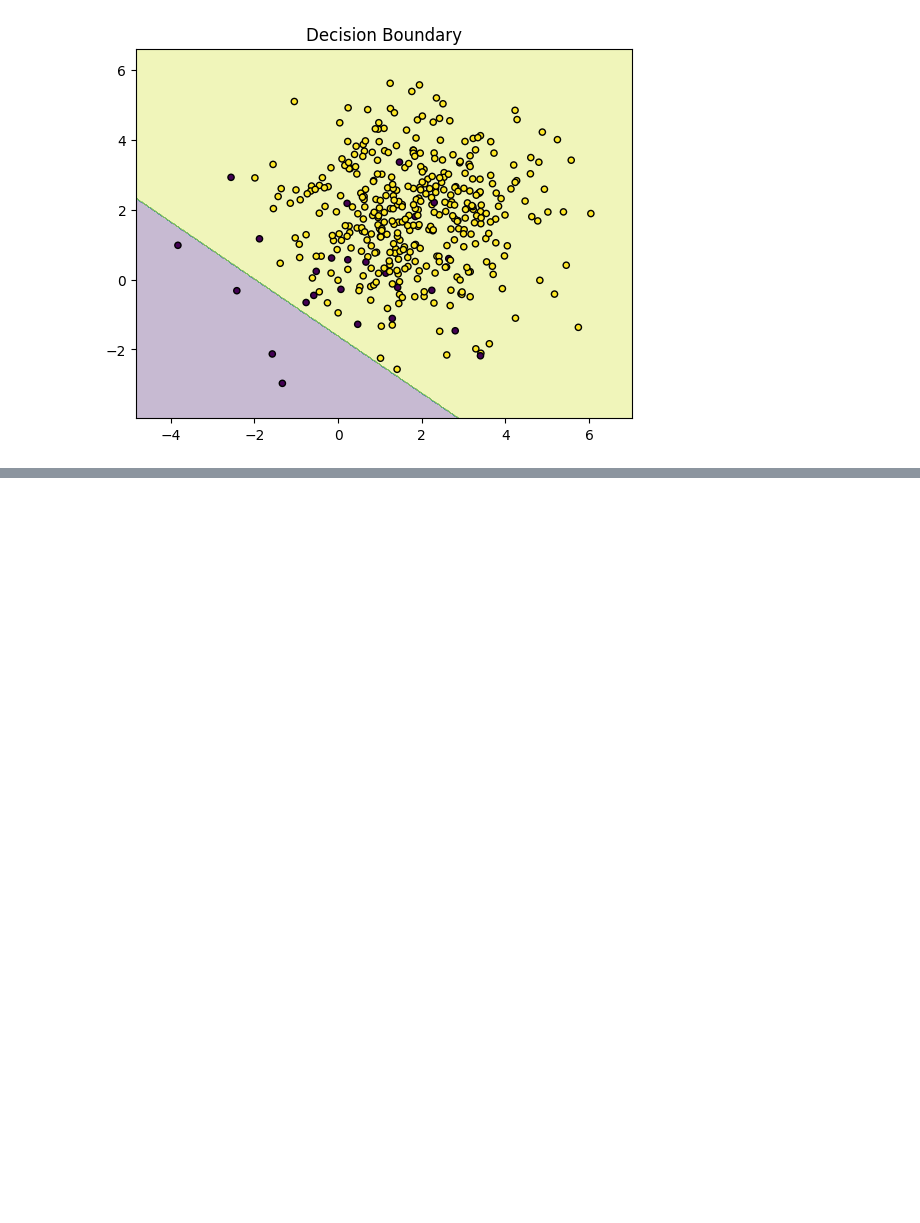
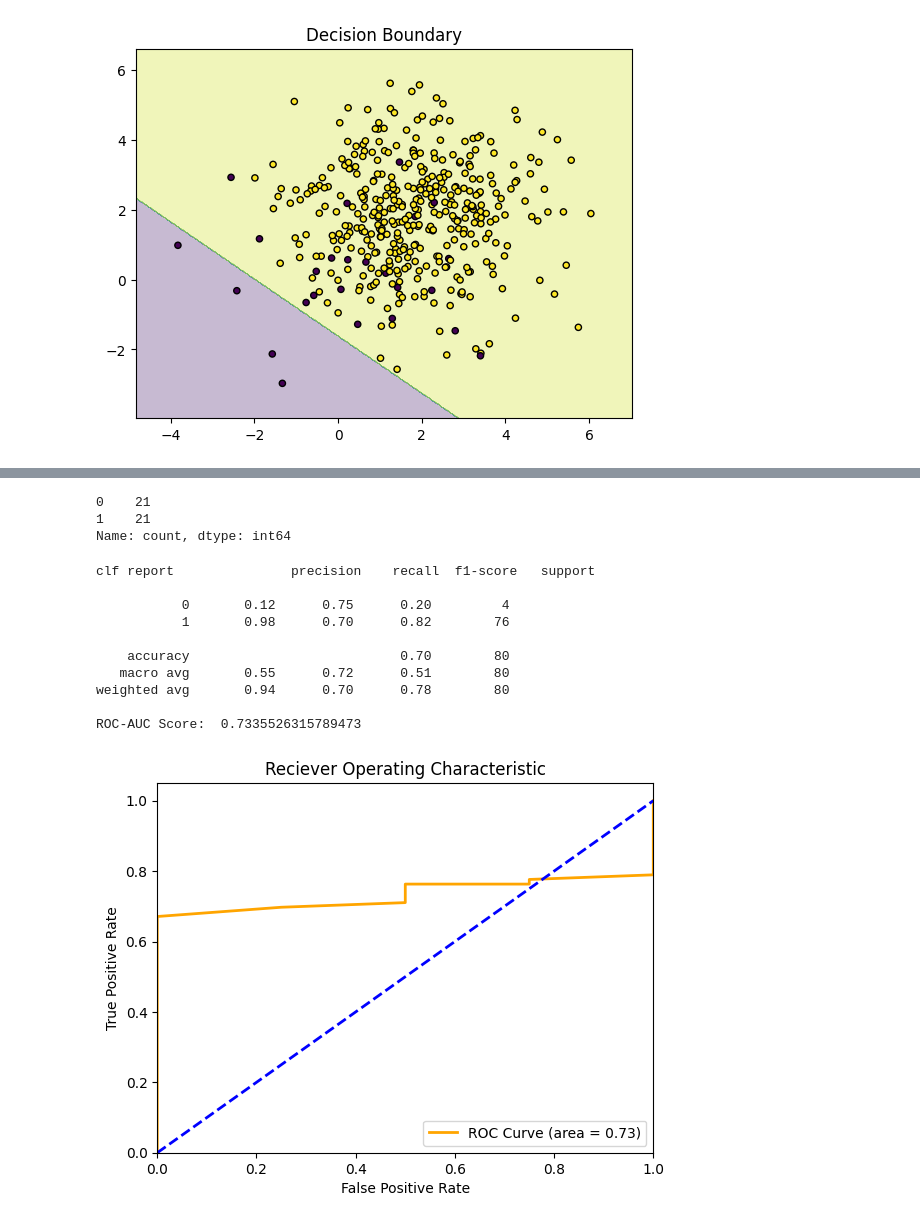
Before and after one commit to rudratailor1836/Machine-Learning, a Jupyter notebook: Imbalanced-Data/imbalanced-data.ipynb, the cells around one changed output, grey strips where cells are left out. Saved outputs shown, nothing was run; the diff lists cells and outputs as text; code cells hidden in the pictures; blank space fills up the shorter version.

```diff
--- a/Imbalanced-Data/imbalanced-data.ipynb
+++ b/Imbalanced-Data/imbalanced-data.ipynb
@@ -91,0 +139,43 @@ plot_decision_boundaries(X,y,clf1)
+# %%
+pd.Series(y_resampled).value_counts()
+# %% [output]
+0    21
+1    21
+Name: count, dtype: int64
+# %%
+clf2 = RandomForestClassifier()
+# %%
+clf2.fit(X_resampled,y_resampled)
+
+y_pred = clf2.predict(X_test)
+y_prob = clf2.predict_proba(X_test)[:, 1]
+
+print("clf report", classification_report(y_test,y_pred))
+
+print("ROC-AUC Score: ", roc_auc_score(y_test,y_prob))
+
+# plotting ROC-AUC curve
+
+fpr, tpr, _ = roc_curve(y_test,y_prob)
+plt.figure()
+plt.plot(fpr,tpr, color='orange', lw=2,label= 'ROC Curve (area = %0.2f)' % roc_auc_score(y_test,y_prob))
+plt.plot([0,1],[0,1], color='blue', lw=2, linestyle='--')
+plt.xlim([0.0,1.0])
+plt.ylim([0.0,1.05])
+plt.xlabel("False Positive Rate")
+plt.ylabel("True Positive Rate")
+plt.legend(loc='lower right')
+plt.title("Reciever Operating Characteristic")
+plt.show()
+# %% [output]
+clf report               precision    recall  f1-score   support
+
+           0       0.12      0.75      0.20         4
+           1       0.98      0.70      0.82        76
+
+    accuracy                           0.70        80
+   macro avg       0.55      0.72      0.51        80
+weighted avg       0.94      0.70      0.78        80
+
+ROC-AUC Score:  0.7335526315789473
+[figure, added]
```
Also changed, not shown: parts of 16 cells of this notebook.
